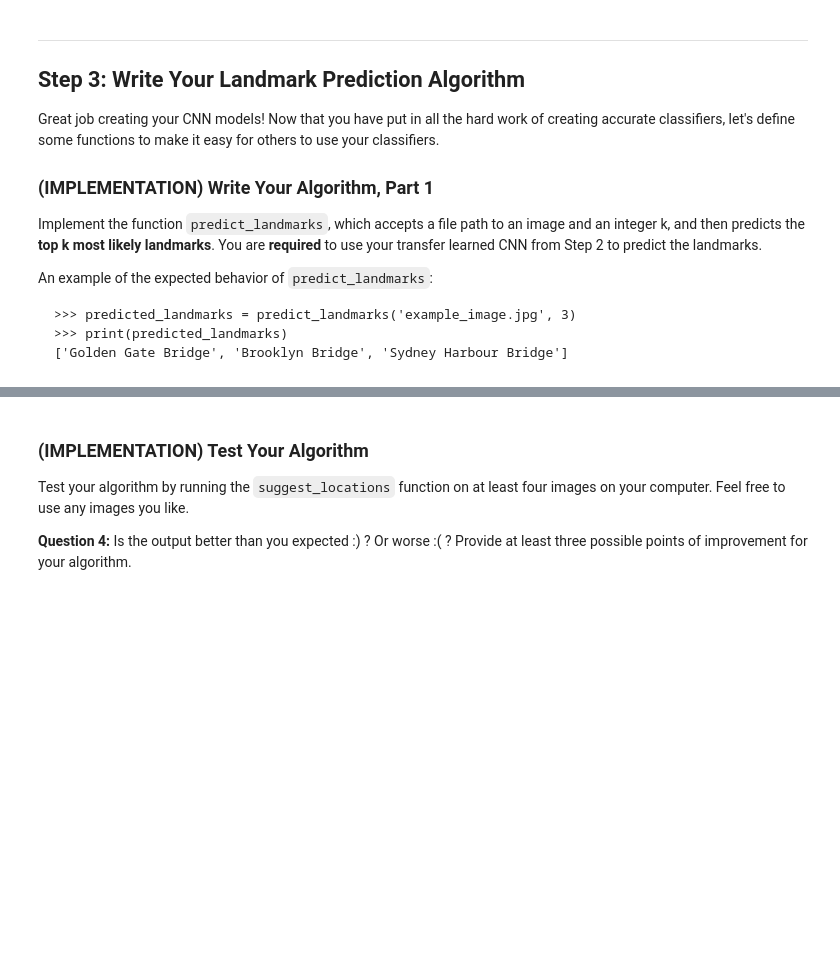
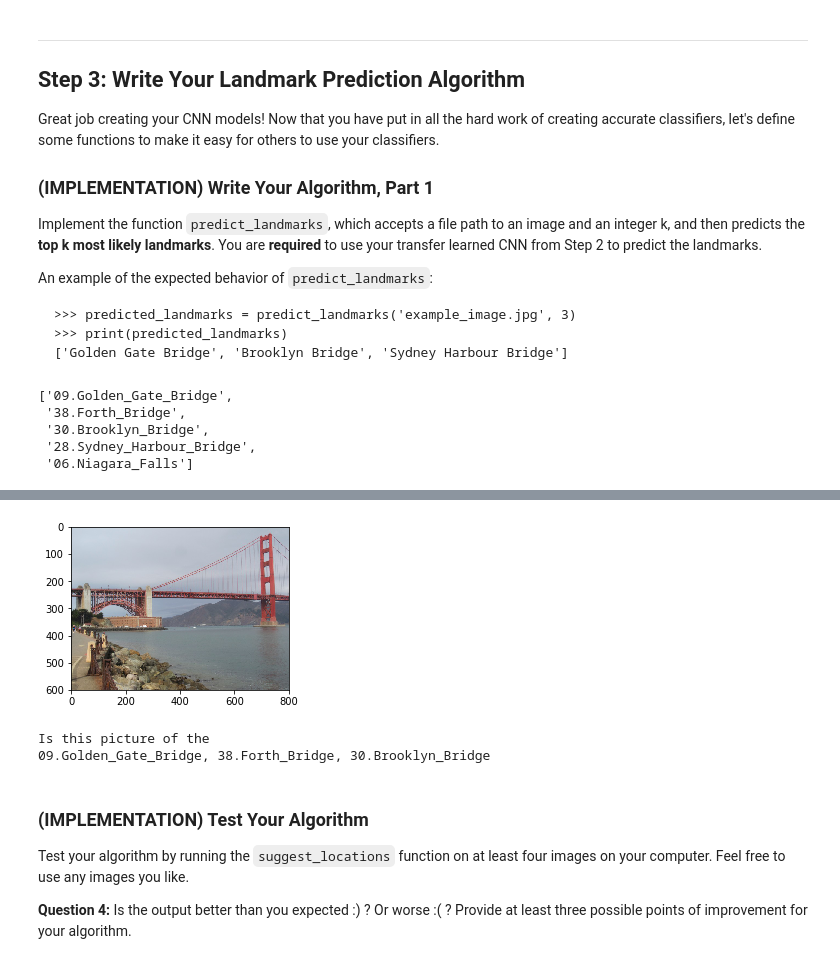
Before and after one commit to hlaryea/Deep-learning, a Jupyter notebook: landmark.ipynb, the cells around one changed output, grey strips where cells are left out. Drawn from its saved outputs; the diff is of its cells as text; code cells hidden in the pictures; blank space fills up the shorter version.

```diff
--- a/landmark.ipynb
+++ b/landmark.ipynb
@@ -527,7 +528,7 @@ criterion_transfer = nn.CrossEntropyLoss()
 
 def get_optimizer_transfer(model):
     ## TODO: select and return an optimizer
-    optimizer = optim.SGD(model.parameters(), lr=0.01)
+    optimizer = optim.SGD(model.classifier.parameters(), lr=0.01)
     return optimizer
 # %% [markdown]
 ### (IMPLEMENTATION) Model Architecture
@@ -672,3 +679,7 @@ def train(n_epochs, loaders, model, optimizer, criterion, use_cuda, save_path):
 
 # load the model that got the best validation accuracy
 model_transfer.load_state_dict(torch.load('model_transfer.pt'))
+
+# train the model
+model_transfer = train(10, loaders_transfer, model_transfer, get_optimizer_transfer(model_transfer),
+                      criterion_transfer, use_cuda, 'model_transfer.pt')
@@ -706,11 +735,45 @@ from PIL import Image
 
 def predict_landmarks(img_path, k):
     ## TODO: return the names of the top k landmarks predicted by the transfer learned CNN
+    real_class = img_path.split('/')[-2]
+    img_pil = Image.open( img_path ).convert('RGB')
+    img_tensor = transform( img_pil )[:3,:,:].unsqueeze(0)
 
+    # move model inputs to cuda, if GPU available
+    # Resize
+    if use_cuda:
+        img_tensor = img_tensor.view(1, 3, 224, 224).cuda()
+    else:
+        img_tensor = img_tensor.view(1, 3, 224, 224)
+
+    # Set to evaluation
+    with torch.no_grad():
+        model_transfer.eval
+        # Model outputs log probabilities
+        out = model_transfer(img_tensor)
+        ps = torch.exp(out)
+
+        # Find the topk predictions
+        topk, topclass = ps.topk(k, dim=1)
+
+        # Extract the actual classes
+        top_classes = [
+            train_landMark.classes[class_] for class_ in topclass.cpu().numpy()[0]
+        ]
+
+        top_p = topk.cpu().numpy()[0]
+
+        return top_classes
 
 
 # test on a sample image
 predict_landmarks('images/test/09.Golden_Gate_Bridge/190f3bae17c32c37.jpg', 5)
+# %% [output]
+['09.Golden_Gate_Bridge',
+ '38.Forth_Bridge',
+ '30.Brooklyn_Bridge',
+ '28.Sydney_Harbour_Bridge',
+ '06.Niagara_Falls']
 # %% [markdown]
 ### (IMPLEMENTATION) Write Your Algorithm, Part 2
 
@@ -721,15 +784,29 @@ Some sample output for `suggest_locations` is provided below, but feel free to d
 # %%
 def suggest_locations(img_path):
     # get landmark predictions
     predicted_landmarks = predict_landmarks(img_path, 3)
 
     ## TODO: display image and display landmark predictions
+    predicted_landmarks = predict_landmarks(img_path, 3)
 
+    ## TODO: display image and display landmark predictions
+    img_pil = Image.open( img_path ).convert('RGB')
+    img_tensor = transform( img_pil )[:3,:,:].unsqueeze(0)
+    plt.figure(figsize=(9, 3))
+    ax = plt.subplot(1, 2, 1)
+    ax.imshow(img_pil)
+    plt.show()
+    pred = [str(i) for i in predicted_landmarks]
+    print('Is this picture of the\n'+ ", ".join(pred))
 
 
 
 # test on a sample image
 suggest_locations('images/test/09.Golden_Gate_Bridge/190f3bae17c32c37.jpg')
+# %% [output]
+[figure, added]
+Is this picture of the
+09.Golden_Gate_Bridge, 38.Forth_Bridge, 30.Brooklyn_Bridge
 # %% [markdown]
 ### (IMPLEMENTATION) Test Your Algorithm
 
```
Also changed, not shown: parts of 15 cells of this notebook.
